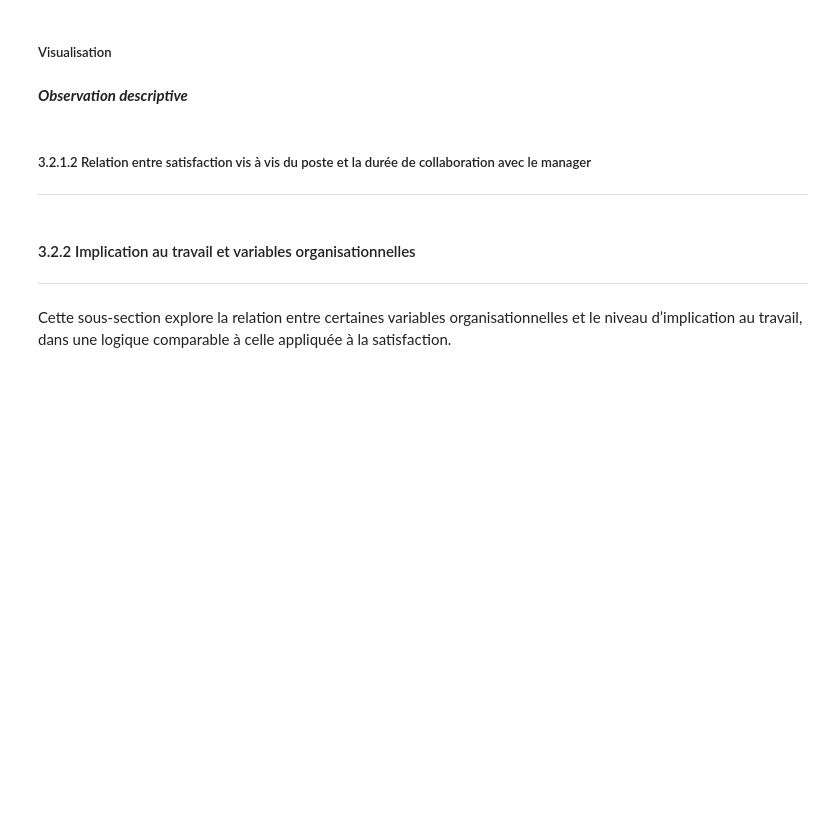
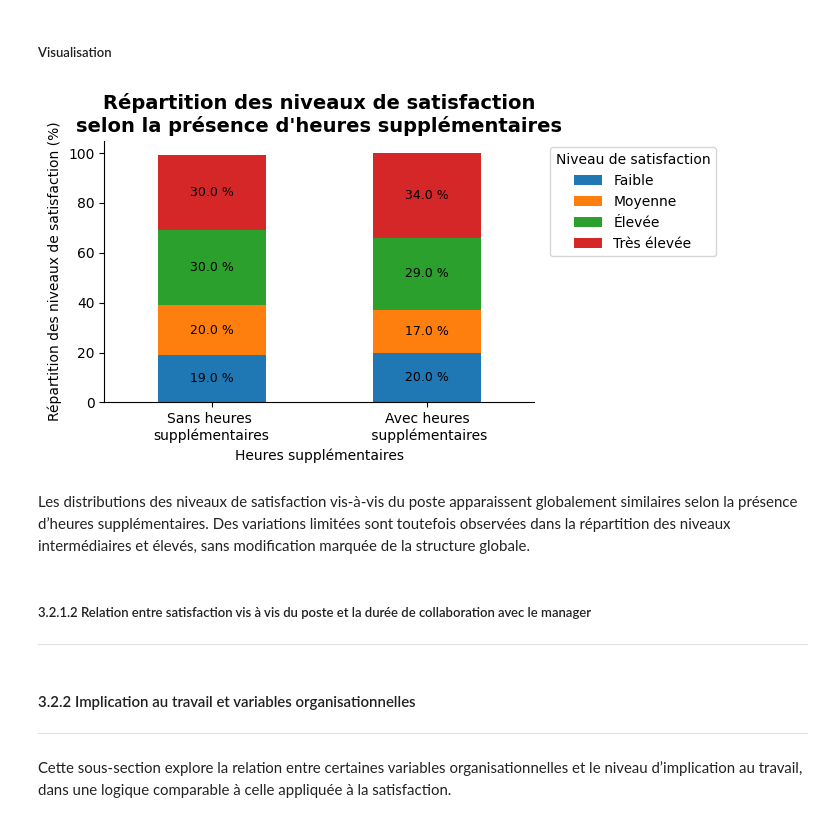
Before and after one commit to Kemuri15/employee-attrition-analysis, a Jupyter notebook: notebooks/05_axe_3_satisfaction_implication.ipynb, the cells around one changed output. Saved outputs shown, nothing was run; the diff lists cells and outputs as text; code cells hidden in the pictures; blank space fills up the shorter version.

```diff
--- a/notebooks/05_axe_3_satisfaction_implication.ipynb
+++ b/notebooks/05_axe_3_satisfaction_implication.ipynb
@@ -85,7 +85,8 @@ Cet axe regroupe les caractéristiques du ressenti et de l'investissement des em
 - WorkLifeBalance
 # %%
 # colonnes condition de travail
-cols_satisfaction_implication = ['JobInvolvement', 'EnvironmentSatisfaction','JobSatisfaction',"PerformanceRating",'RelationshipSatisfaction','WorkLifeBalance']
+cols_satisfaction_implication = ['JobInvolvement', 'EnvironmentSatisfaction','JobSatisfaction',
+                                 "PerformanceRating",'RelationshipSatisfaction','WorkLifeBalance',"EmployeeNumber"]
 
 # creation df_condition_Trav
 df_satisfaction_implication = df_clean[cols_satisfaction_implication + ['Attrition']].copy()
@@ -233,0 +240,3 @@ df_satisfaction_implication["JobInvolvement_label"] = pd.Categorical(df_satisfac
+# %%
+df_conditions_travail = pd.read_parquet("C:/Users/Kemu/Documents/Formation/Projet Pro Data/2_Projets_Tests/projet-RH_test/data/processed/df_conditions_travail.parquet")
+df_vie_perso = pd.read_parquet("C:/Users/Kemu/Documents/Formation/Projet Pro Data/2_Projets_Tests/projet-RH_test/data/processed/df_vie_perso.parquet")
@@ -233,0 +245,5 @@ df_satisfaction_implication["JobInvolvement_label"] = pd.Categorical(df_satisfac
+# %%
+df_global = (df_vie_perso
+             .merge(df_conditions_travail, on="EmployeeNumber", how="inner",validate="one_to_one")
+             .merge(df_satisfaction_implication, on="EmployeeNumber",how="inner", validate="one_to_one"))
+df_global.head()
@@ -1073,8 +1152,42 @@ Cette sous-section analyse les liens entre certaines caractéristiques organisat
 # %% [markdown]
 ##### Visualisation
+# %%
+fig, ax = plt.subplots(figsize=(7,4))
+
+ax.spines["top"].set_visible(False)
+ax.spines["right"].set_visible(False)
+
+# Bar stacked
+pivot_jobSatisfaction_Overtime.plot(kind="bar",stacked=True, ax=ax,)
+
+
+# Pourcentage affiché
+for container in ax.containers:
+    ax.bar_label(
+        container,
+        labels=[f"{v:.1f} %" for v in container.datavalues],
+        label_type="center",
+        fontsize=9
+    )
+
+# Axes et labels
+ax.set_xlabel("Heures supplémentaires")
+ax.set_ylabel("Répartition des niveaux de satisfaction (%)")
+ax.set_title("Répartition des niveaux de satisfaction\nselon la présence d'heures supplémentaires",
+             fontsize=14, fontweight="bold")
+
+ax.legend(title="Niveau de satisfaction", bbox_to_anchor=(1.02, 1), loc="upper left")
+ax.set_xticklabels(["Sans heures \nsupplémentaires", "Avec heures\n supplémentaires"], rotation=0)
+
+
+fig.tight_layout()
+plt.show()
+# %% [output]
+[figure, added]
 # %% [markdown]
 
-***Observation descriptive***
+Les distributions des niveaux de satisfaction vis-à-vis du poste apparaissent globalement similaires selon la présence d’heures supplémentaires.
+Des variations limitées sont toutefois observées dans la répartition des niveaux intermédiaires et élevés, sans modification marquée de la structure globale.
 # %% [markdown]
 ##### 3.2.1.2 Relation entre satisfaction vis à vis du poste et la durée de collaboration avec le manager
 ---
```
Also changed, not shown: parts of 11 cells of this notebook, 8 other files.
